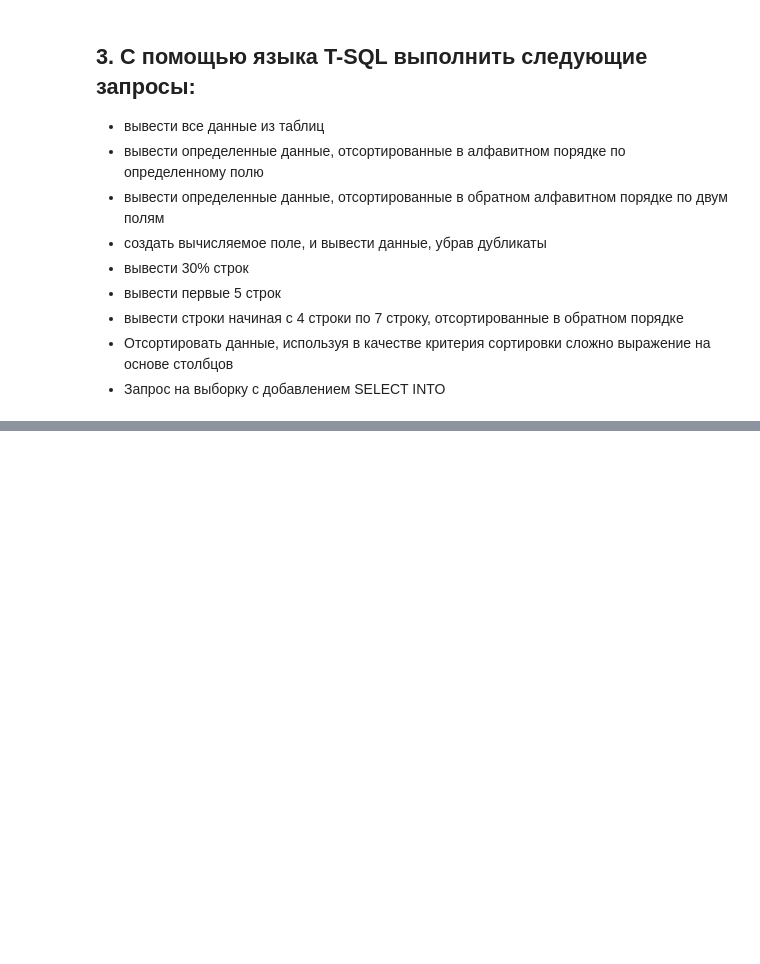
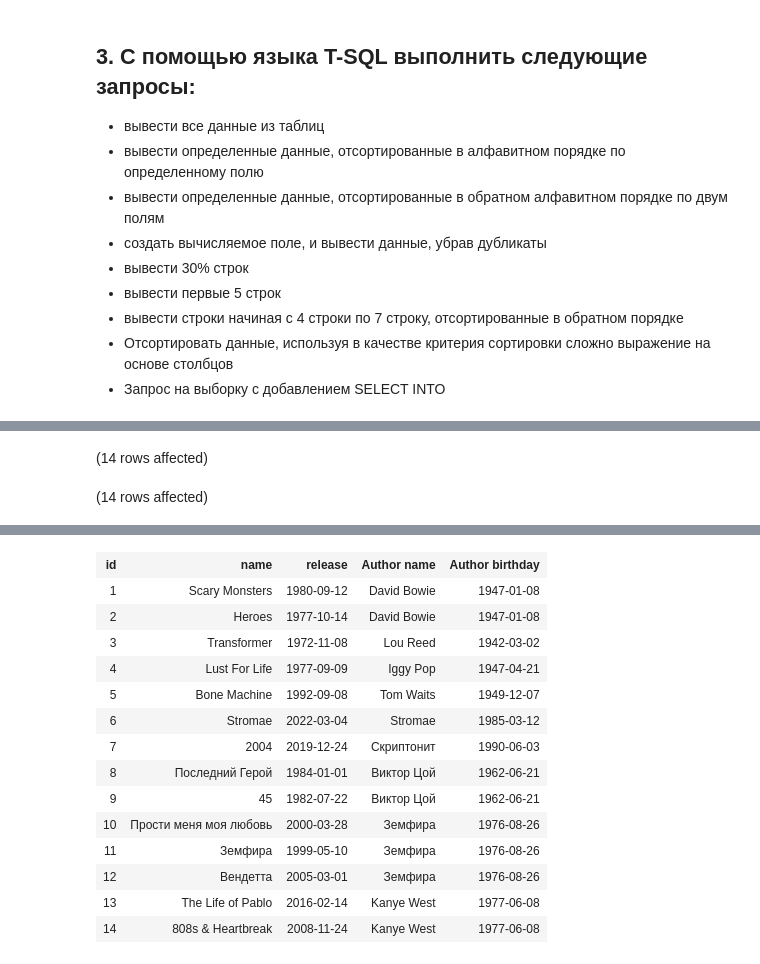
Before and after one commit to petrik33/BSU-Data-Engineering, a Jupyter notebook: 12. Roundup/notebook.ipynb, the cells around one changed output, grey strips where cells are left out. Saved outputs shown, nothing was run; the diff lists cells and outputs as text; code cells hidden in the pictures; blank space fills up the shorter version.

```diff
--- a/12. Roundup/notebook.ipynb
+++ b/12. Roundup/notebook.ipynb
@@ -51,0 +216,17 @@ Audio CD, или на жестком диске. Каждый альбом со
+# %%
+IF OBJECT_ID('dbo.albums_authors', 'U') IS NOT NULL
+    DROP TABLE albums_authors
+SELECT
+	albums.id,
+	albums.name,
+	albums.release,
+	authors.name as [Author name],
+	authors.birthday [Author birthday]
+INTO albums_authors
+FROM albums, authors
+WHERE albums.author = authors.id
+
+SELECT * FROM albums_authors
+# %% [output]
+(14 rows affected)
+(14 rows affected)
@@ -51,0 +234,15 @@ Audio CD, или на жестком диске. Каждый альбом со
+| id | name | release | Author name | Author birthday |
+| 1 | Scary Monsters | 1980-09-12 | David Bowie | 1947-01-08 |
+| 2 | Heroes | 1977-10-14 | David Bowie | 1947-01-08 |
+| 3 | Transformer | 1972-11-08 | Lou Reed | 1942-03-02 |
+| 4 | Lust For Life | 1977-09-09 | Iggy Pop | 1947-04-21 |
+| 5 | Bone Machine | 1992-09-08 | Tom Waits | 1949-12-07 |
+| 6 | Stromae | 2022-03-04 | Stromae | 1985-03-12 |
+| 7 | 2004 | 2019-12-24 | Скриптонит | 1990-06-03 |
+| 8 | Последний Герой | 1984-01-01 | Виктор Цой | 1962-06-21 |
+| 9 | 45 | 1982-07-22 | Виктор Цой | 1962-06-21 |
+| 10 | Прости меня моя любовь | 2000-03-28 | Земфира | 1976-08-26 |
+| 11 | Земфира | 1999-05-10 | Земфира | 1976-08-26 |
+| 12 | Вендетта | 2005-03-01 | Земфира | 1976-08-26 |
+| 13 | The Life of Pablo | 2016-02-14 | Kanye West | 1977-06-08 |
+| 14 | 808s & Heartbreak | 2008-11-24 | Kanye West | 1977-06-08 |
```
Also changed, not shown: parts of 22 cells of this notebook.
